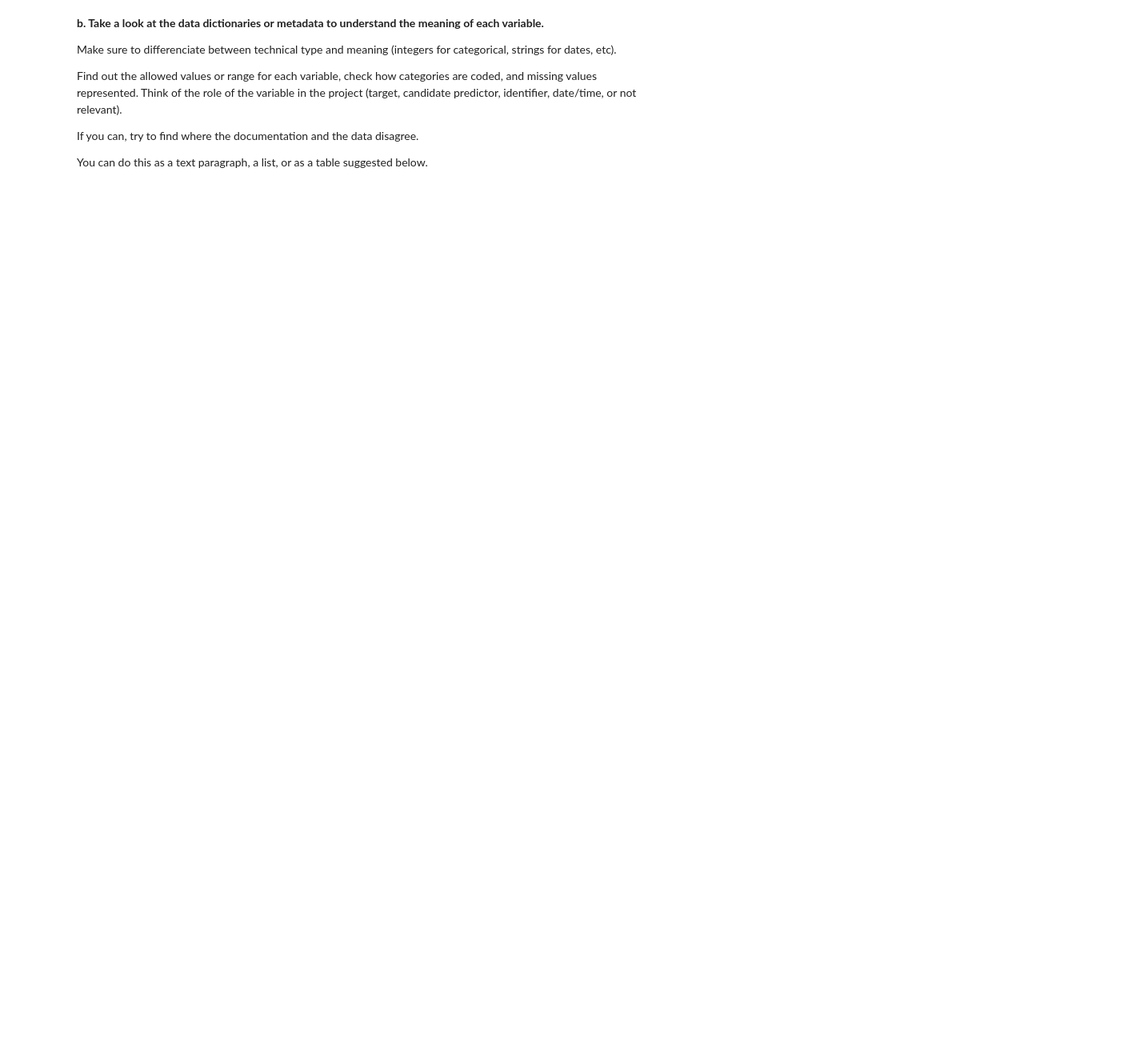
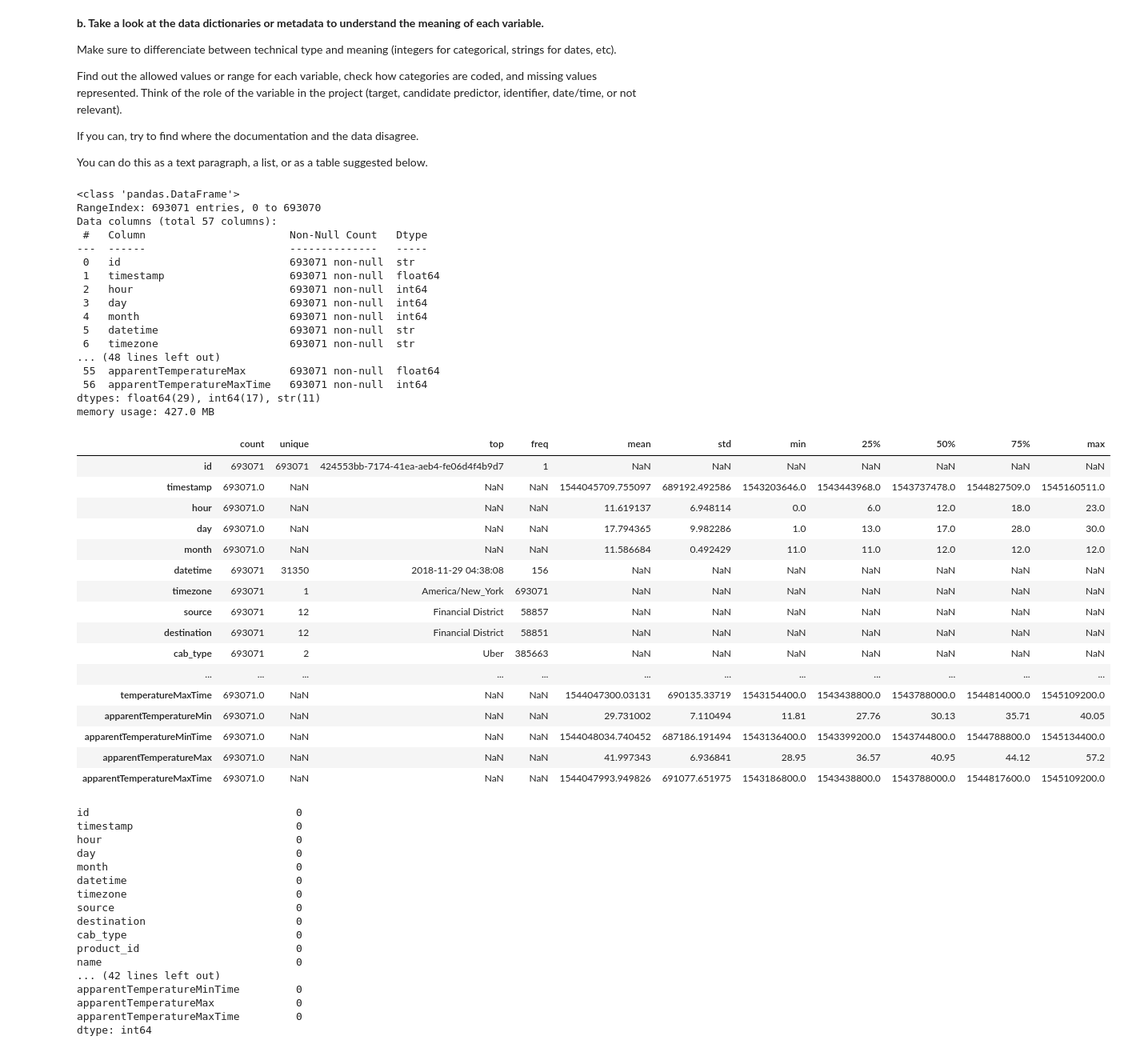
Before and after one commit to anitavali/IDS-2026-project, a Jupyter notebook: IDS2026_HW07.ipynb, the cells around one changed output. Shown at 80% size. Cells and saved outputs as stored; diff of their text form; code cells hidden in the pictures; blank space fills up the shorter version.

```diff
--- a/IDS2026_HW07.ipynb
+++ b/IDS2026_HW07.ipynb
@@ -134,7 +154,66 @@ If you can, try to find where the documentation and the data disagree.
 
 You can do this as a text paragraph, a list, or as a table suggested below.
 # %%
-## TODO
+# Show all variables and their data types
+df.info()
+
+# Show summary statistics
+display(df.describe(include="all").T)
+
+# Check missing values
+print(df.isnull().sum())
+# %% [output]
+<class 'pandas.DataFrame'>
+RangeIndex: 693071 entries, 0 to 693070
+Data columns (total 57 columns):
+ #   Column                       Non-Null Count   Dtype
+---  ------                       --------------   -----
+ 0   id                           693071 non-null  str
+ 1   timestamp                    693071 non-null  float64
+ 2   hour                         693071 non-null  int64
+ 3   day                          693071 non-null  int64
+ 4   month                        693071 non-null  int64
+ 5   datetime                     693071 non-null  str
+ 6   timezone                     693071 non-null  str
+... (48 lines left out)
+ 55  apparentTemperatureMax       693071 non-null  float64
+ 56  apparentTemperatureMaxTime   693071 non-null  int64
+dtypes: float64(29), int64(17), str(11)
+memory usage: 427.0 MB
+|  | count | unique | top | freq | mean | std | min | 25% | 50% | 75% | max |
+| id | 693071 | 693071 | 424553bb-7174-41ea-aeb4-fe06d4f4b9d7 | 1 | NaN | NaN | NaN | NaN | NaN | NaN | NaN |
+| timestamp | 693071.0 | NaN | NaN | NaN | 1544045709.755097 | 689192.492586 | 1543203646.0 | 1543443968.0 | 1543737478.0 | 1544827509.0 | 1545160511.0 |
+| hour | 693071.0 | NaN | NaN | NaN | 11.619137 | 6.948114 | 0.0 | 6.0 | 12.0 | 18.0 | 23.0 |
+| day | 693071.0 | NaN | NaN | NaN | 17.794365 | 9.982286 | 1.0 | 13.0 | 17.0 | 28.0 | 30.0 |
+| month | 693071.0 | NaN | NaN | NaN | 11.586684 | 0.492429 | 11.0 | 11.0 | 12.0 | 12.0 | 12.0 |
+| datetime | 693071 | 31350 | 2018-11-29 04:38:08 | 156 | NaN | NaN | NaN | NaN | NaN | NaN | NaN |
+| timezone | 693071 | 1 | America/New_York | 693071 | NaN | NaN | NaN | NaN | NaN | NaN | NaN |
+| source | 693071 | 12 | Financial District | 58857 | NaN | NaN | NaN | NaN | NaN | NaN | NaN |
+| destination | 693071 | 12 | Financial District | 58851 | NaN | NaN | NaN | NaN | NaN | NaN | NaN |
+| cab_type | 693071 | 2 | Uber | 385663 | NaN | NaN | NaN | NaN | NaN | NaN | NaN |
+| ... | ... | ... | ... | ... | ... | ... | ... | ... | ... | ... | ... |
+| temperatureMaxTime | 693071.0 | NaN | NaN | NaN | 1544047300.03131 | 690135.33719 | 1543154400.0 | 1543438800.0 | 1543788000.0 | 1544814000.0 | 1545109200.0 |
+| apparentTemperatureMin | 693071.0 | NaN | NaN | NaN | 29.731002 | 7.110494 | 11.81 | 27.76 | 30.13 | 35.71 | 40.05 |
+| apparentTemperatureMinTime | 693071.0 | NaN | NaN | NaN | 1544048034.740452 | 687186.191494 | 1543136400.0 | 1543399200.0 | 1543744800.0 | 1544788800.0 | 1545134400.0 |
+| apparentTemperatureMax | 693071.0 | NaN | NaN | NaN | 41.997343 | 6.936841 | 28.95 | 36.57 | 40.95 | 44.12 | 57.2 |
+| apparentTemperatureMaxTime | 693071.0 | NaN | NaN | NaN | 1544047993.949826 | 691077.651975 | 1543186800.0 | 1543438800.0 | 1543788000.0 | 1544817600.0 | 1545109200.0 |
+id                                 0
+timestamp                          0
+hour                               0
+day                                0
+month                              0
+datetime                           0
+timezone                           0
+source                             0
+destination                        0
+cab_type                           0
+product_id                         0
+name                               0
+... (42 lines left out)
+apparentTemperatureMinTime         0
+apparentTemperatureMax             0
+apparentTemperatureMaxTime         0
+dtype: int64
 # %% [markdown]
 ### Example table to get a clear overview of the variables in the data:
 
```
Also changed, not shown: parts of 4 cells of this notebook.
